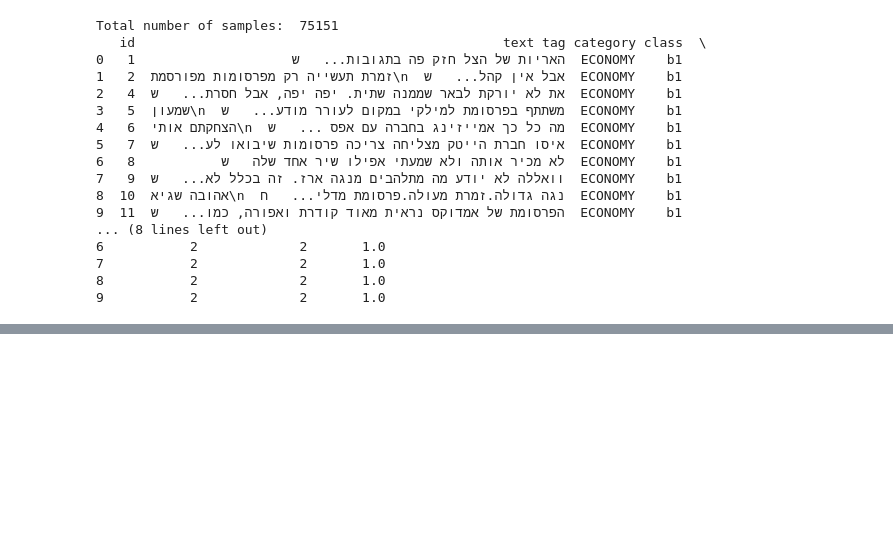
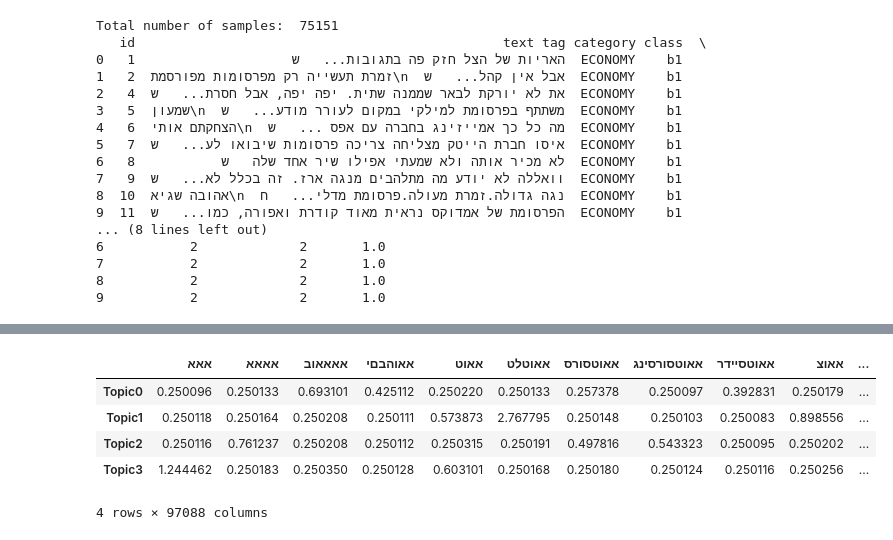
Before and after one commit to Rotem2411/alephBERTgimmelDalet, a Jupyter notebook: Latent_Dirichlet_Allocation.ipynb, the cells around one changed output, grey strips where cells are left out. Saved outputs shown, nothing was run; the diff lists cells and outputs as text; code cells hidden in the pictures; blank space fills up the shorter version.

```diff
--- a/Latent_Dirichlet_Allocation.ipynb
+++ b/Latent_Dirichlet_Allocation.ipynb
@@ -160,0 +171,15 @@ KeyError: 'text'
+# %%
+# Topic-Keyword Matrix
+df_topic_keywords = pd.DataFrame(lda_model.components_)
+# Assign Column and Index
+df_topic_keywords.columns = tfidf_tokens
+df_topic_keywords.index = topicnames
+# View
+df_topic_keywords.head()
+# %% [output]
+|  | אאא | אאאא | אאאאוב | אאוהבםי | אאוט | אאוטלט | אאוטסורס | אאוטסורסינג | אאוטסיידר | אאוצ | ... |
+| Topic0 | 0.250096 | 0.250133 | 0.693101 | 0.425112 | 0.250220 | 0.250133 | 0.257378 | 0.250097 | 0.392831 | 0.250179 | ... |
+| Topic1 | 0.250118 | 0.250164 | 0.250208 | 0.250111 | 0.573873 | 2.767795 | 0.250148 | 0.250103 | 0.250083 | 0.898556 | ... |
+| Topic2 | 0.250116 | 0.761237 | 0.250208 | 0.250112 | 0.250315 | 0.250191 | 0.497816 | 0.543323 | 0.250095 | 0.250202 | ... |
+| Topic3 | 1.244462 | 0.250183 | 0.250350 | 0.250128 | 0.603101 | 0.250168 | 0.250180 | 0.250124 | 0.250116 | 0.250256 | ... |
+4 rows × 97088 columns
```
Also changed, not shown: parts of 36 cells of this notebook.
